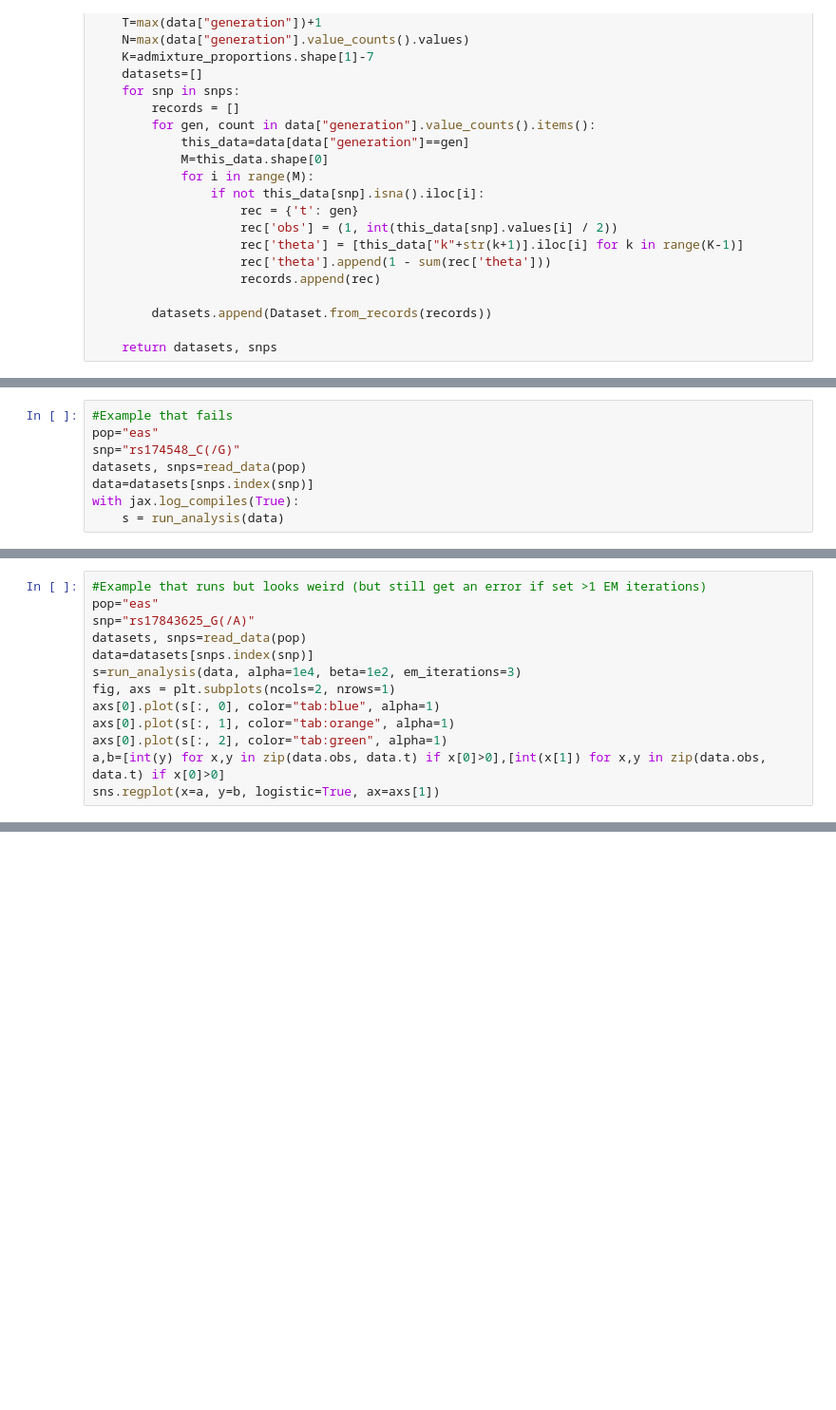
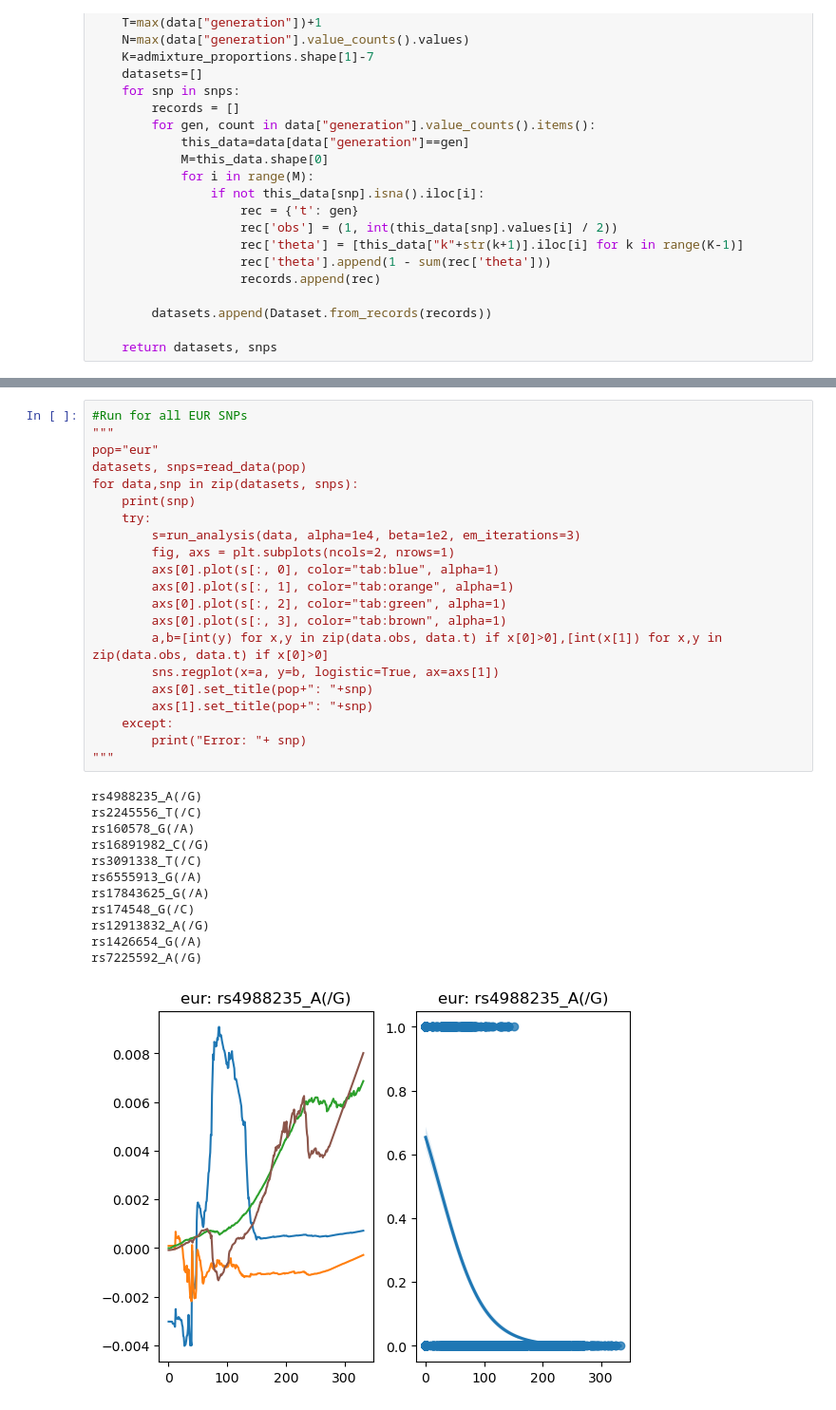
Before and after one commit to jthlab/selection_admix, a Jupyter notebook: Admix_EAS.ipynb, the cells around one changed output, grey strips where cells are left out. Shown at 95% size. Drawn from its saved outputs; the diff is of its cells as text; blank space fills up the shorter version.

Commit message:
udpate some examples

```diff
--- a/Admix_EAS.ipynb
+++ b/Admix_EAS.ipynb
@@ -116,8 +144,0 @@ def run_analysis(data, alpha=1e4, beta=1e4, gamma=0, em_iterations=3):
-# %%
-#Example that fails
-pop="eas"
-snp="rs174548_C(/G)"
-datasets, snps=read_data(pop)
-data=datasets[snps.index(snp)]
-with jax.log_compiles(True):
-    s = run_analysis(data)
@@ -134,13 +144,0 @@ with jax.log_compiles(True):
-# %%
-#Example that runs but looks weird (but still get an error if set >1 EM iterations)
-pop="eas"
-snp="rs17843625_G(/A)"
-datasets, snps=read_data(pop)
-data=datasets[snps.index(snp)]
-s=run_analysis(data, alpha=1e4, beta=1e2, em_iterations=3)
-fig, axs = plt.subplots(ncols=2, nrows=1)
-axs[0].plot(s[:, 0], color="tab:blue", alpha=1)
-axs[0].plot(s[:, 1], color="tab:orange", alpha=1)
-axs[0].plot(s[:, 2], color="tab:green", alpha=1)
-a,b=[int(y) for x,y in zip(data.obs, data.t) if x[0]>0],[int(x[1]) for x,y in zip(data.obs, data.t) if x[0]>0]
-sns.regplot(x=a, y=b, logistic=True, ax=axs[1])
@@ -166,0 +145,34 @@ sns.regplot(x=a, y=b, logistic=True, ax=axs[1])
+# %%
+#Run for all EUR SNPs
+"""
+pop="eur"
+datasets, snps=read_data(pop)
+for data,snp in zip(datasets, snps):
+    print(snp)
+    try:
+        s=run_analysis(data, alpha=1e4, beta=1e2, em_iterations=3)
+        fig, axs = plt.subplots(ncols=2, nrows=1)
+        axs[0].plot(s[:, 0], color="tab:blue", alpha=1)
+        axs[0].plot(s[:, 1], color="tab:orange", alpha=1)
+        axs[0].plot(s[:, 2], color="tab:green", alpha=1)
+        axs[0].plot(s[:, 3], color="tab:brown", alpha=1)
+        a,b=[int(y) for x,y in zip(data.obs, data.t) if x[0]>0],[int(x[1]) for x,y in zip(data.obs, data.t) if x[0]>0]
+        sns.regplot(x=a, y=b, logistic=True, ax=axs[1])
+        axs[0].set_title(pop+": "+snp)
+        axs[1].set_title(pop+": "+snp)
+    except:
+        print("Error: "+ snp)
+"""
+# %% [output]
+rs4988235_A(/G)
+rs2245556_T(/C)
+rs160578_G(/A)
+rs16891982_C(/G)
+rs3091338_T(/C)
+rs6555913_G(/A)
+rs17843625_G(/A)
+rs174548_G(/C)
+rs12913832_A(/G)
+rs1426654_G(/A)
+rs7225592_A(/G)
+[figure, added]
```
Also changed, not shown: parts of 10 cells of this notebook, 1 other file.
